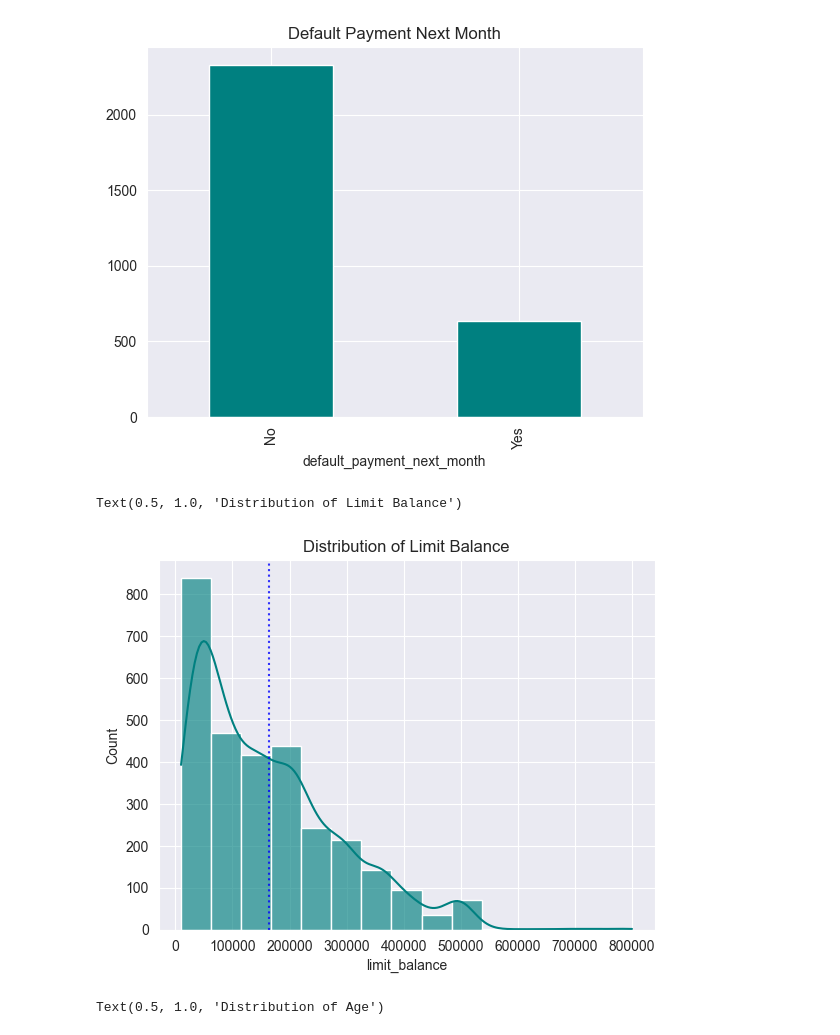
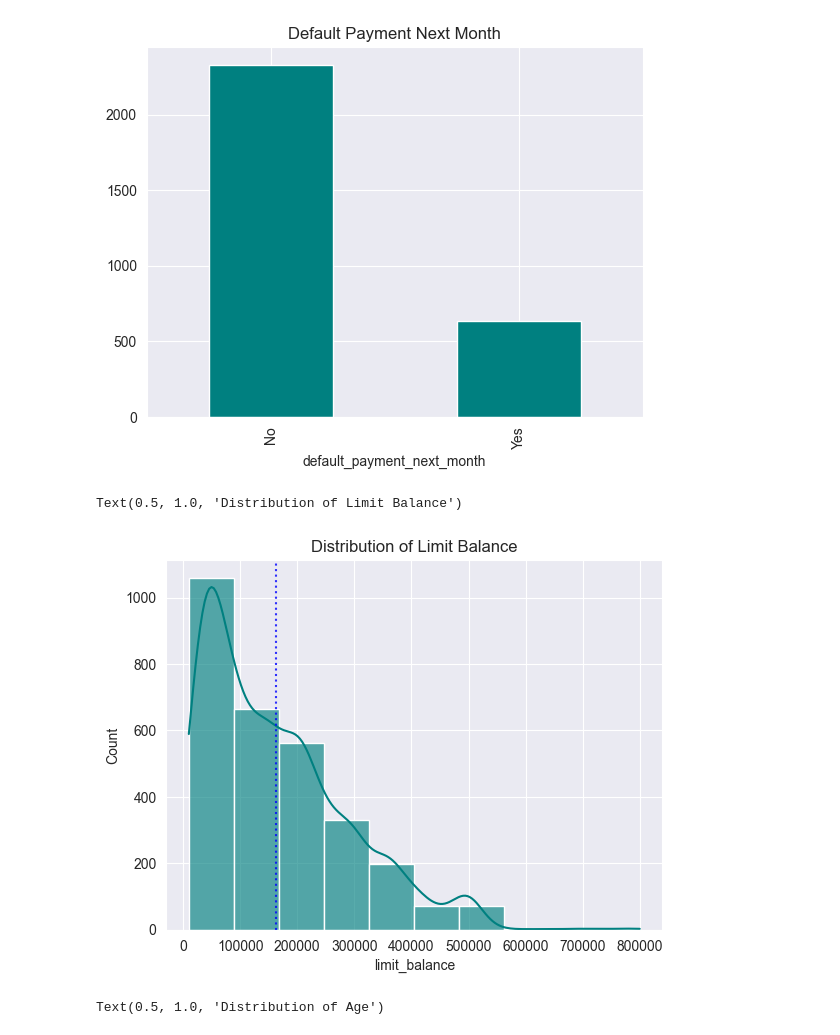
Before and after one commit to AndrewOgega/data-triad, a Jupyter notebook: credit_default_model.ipynb, the cells around one changed output. Cells and saved outputs as stored; diff of their text form; code cells hidden in the pictures.

```diff
--- a/credit_default_model.ipynb
+++ b/credit_default_model.ipynb
@@ -134,34 +124,34 @@ default_str.value_counts().plot(
 # %%
 # limit balance distribution
 
 sns.histplot(
     df,
     x="limit_balance",
     kde=True,
-    bins=15,
+    bins=10,
     color="teal",
     multiple="stack",
     alpha=0.65,
 )
 
 plt.axvline(
     df.limit_balance.mean(),
     color="blue",
     linestyle=":",
     label="mean limit balance",
     alpha=0.8,
 )
 
 plt.title("Distribution of Limit Balance")
 
 # TODO Add chart titles
 
 # the limit balance data is positive skewed.
 # so we should will use log transformation**
 # but then xgboost is a treebased model, and will still handle skewed data well.
 # %% [output]
 Text(0.5, 1.0, 'Distribution of Limit Balance')
-[figure, old version]
+[figure, new version]
 # %%
 # age distribution
 
```
Also changed, not shown: parts of 5 cells of this notebook.
